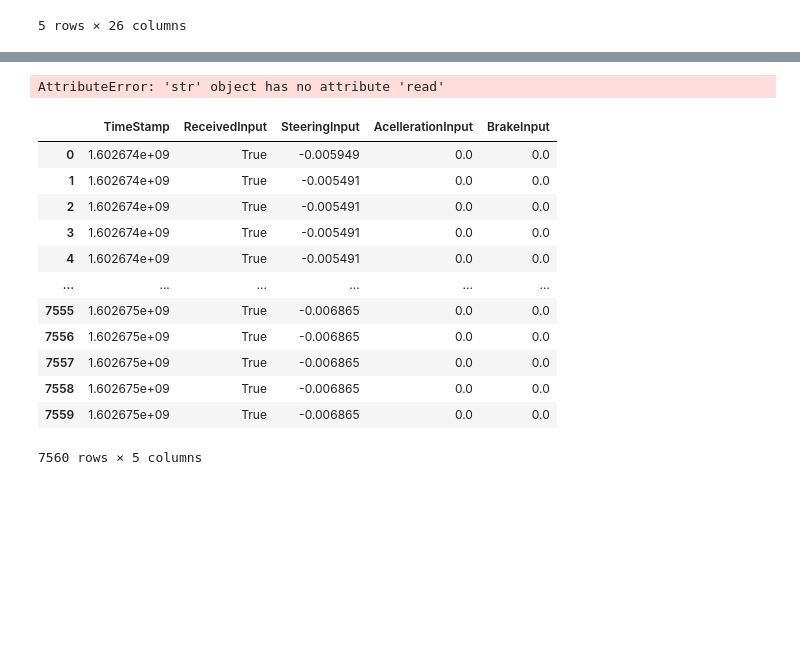
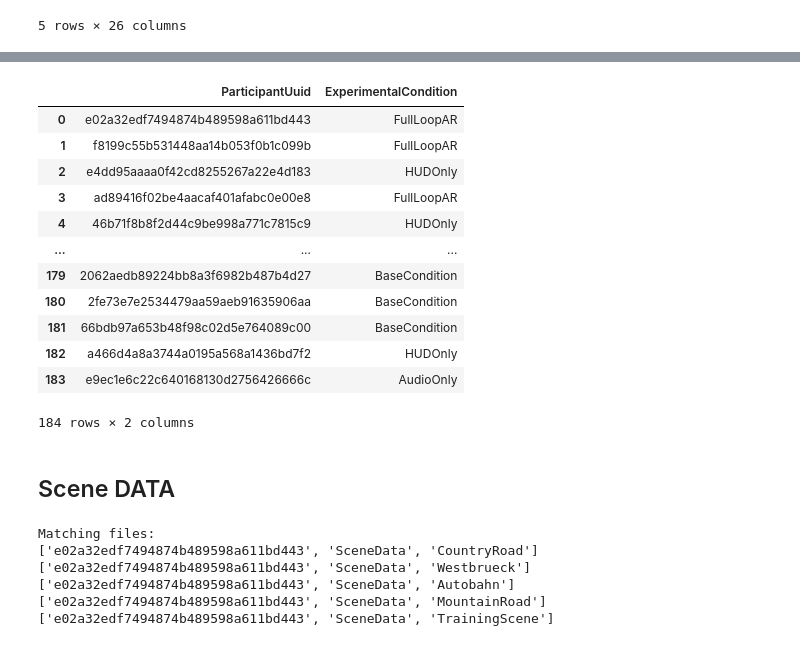
Before and after one commit to JohnMadrid/WestdriveLoopARData, a Jupyter notebook: preprocessing.ipynb, the cells around one changed output, grey strips where cells are left out. Cells and saved outputs as stored; diff of their text form; code cells hidden in the pictures; blank space fills up the shorter version.

```diff
--- a/preprocessing.ipynb
+++ b/preprocessing.ipynb
@@ -728,9 +677,7 @@ input_df.head()
 # %%
 # file_path = os.path.join(raw_folder_path, txt_file)
 # with open(dask_input_df, "r") as file:
-dask_input_df = json.loads('/Users/johnmadrid/GitHub/WestdriveLoopARData/Data/0_Raw/Input/0a68f111e4f448d3b8279db69cd9df5e_Input_Autobahn.txt'.read())
-dask_input_df
+# dask_input_df = json.loads('/Users/johnmadrid/GitHub/WestdriveLoopARData/Data/0_Raw/Input/0a68f111e4f448d3b8279db69cd9df5e_Input_Autobahn.txt'.read())
+# dask_input_df
-# %% [output]
-AttributeError: 'str' object has no attribute 'read'
 # %%
 # Read file from disk
@@ -741,16 +703,19 @@ with open('/Users/johnmadrid/GitHub/WestdriveLoopARData/Data/0_Raw/Input/0a68f11
-# %%
-df_input
-# %% [output]
-|  | TimeStamp | ReceivedInput | SteeringInput | AcellerationInput | BrakeInput |
-| 0 | 1.602674e+09 | True | -0.005949 | 0.0 | 0.0 |
-| 1 | 1.602674e+09 | True | -0.005491 | 0.0 | 0.0 |
-| 2 | 1.602674e+09 | True | -0.005491 | 0.0 | 0.0 |
-| 3 | 1.602674e+09 | True | -0.005491 | 0.0 | 0.0 |
-| 4 | 1.602674e+09 | True | -0.005491 | 0.0 | 0.0 |
-| ... | ... | ... | ... | ... | ... |
-| 7555 | 1.602675e+09 | True | -0.006865 | 0.0 | 0.0 |
-| 7556 | 1.602675e+09 | True | -0.006865 | 0.0 | 0.0 |
-| 7557 | 1.602675e+09 | True | -0.006865 | 0.0 | 0.0 |
-| 7558 | 1.602675e+09 | True | -0.006865 | 0.0 | 0.0 |
-| 7559 | 1.602675e+09 | True | -0.006865 | 0.0 | 0.0 |
-7560 rows × 5 columns
+# %%
+df_cal = reject_based_on_calibration_data(file_path_calibration)
+df_cal
+# %% [output]
+|  | ParticipantUuid | ExperimentalCondition |
+| 0 | e02a32edf7494874b489598a611bd443 | FullLoopAR |
+| 1 | f8199c55b531448aa14b053f0b1c099b | FullLoopAR |
+| 2 | e4dd95aaaa0f42cd8255267a22e4d183 | HUDOnly |
+| 3 | ad89416f02be4aacaf401afabc0e00e8 | FullLoopAR |
+| 4 | 46b71f8b8f2d44c9be998a771c7815c9 | HUDOnly |
+| ... | ... | ... |
+| 179 | 2062aedb89224bb8a3f6982b487b4d27 | BaseCondition |
+| 180 | 2fe73e7e2534479aa59aeb91635906aa | BaseCondition |
+| 181 | 66bdb97a653b48f98c02d5e764089c00 | BaseCondition |
+| 182 | a466d4a8a3744a0195a568a1436bd7f2 | HUDOnly |
+| 183 | e9ec1e6c22c640168130d2756426666c | AudioOnly |
+184 rows × 2 columns
+# %% [markdown]
+## Scene DATA
@@ -756,0 +724,9 @@ df_input
+# %%
+uids, matching_files_list = analyze_folder(file_path_scene,target_id='e02a32edf7494874b489598a611bd443')
+# %% [output]
+Matching files:
+['e02a32edf7494874b489598a611bd443', 'SceneData', 'CountryRoad']
+['e02a32edf7494874b489598a611bd443', 'SceneData', 'Westbrueck']
+['e02a32edf7494874b489598a611bd443', 'SceneData', 'Autobahn']
+['e02a32edf7494874b489598a611bd443', 'SceneData', 'MountainRoad']
+['e02a32edf7494874b489598a611bd443', 'SceneData', 'TrainingScene']
```
Also changed, not shown: parts of 16 cells of this notebook.
